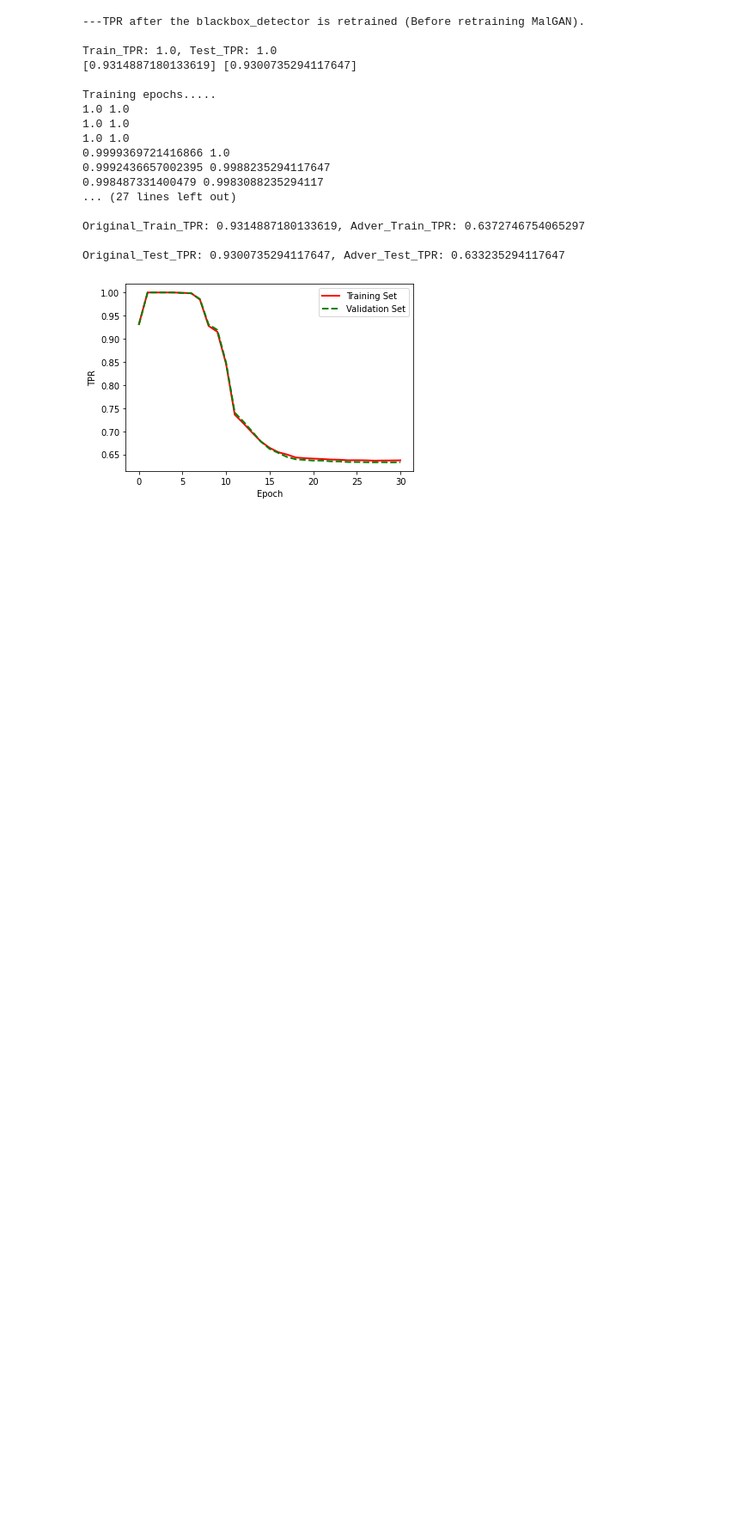
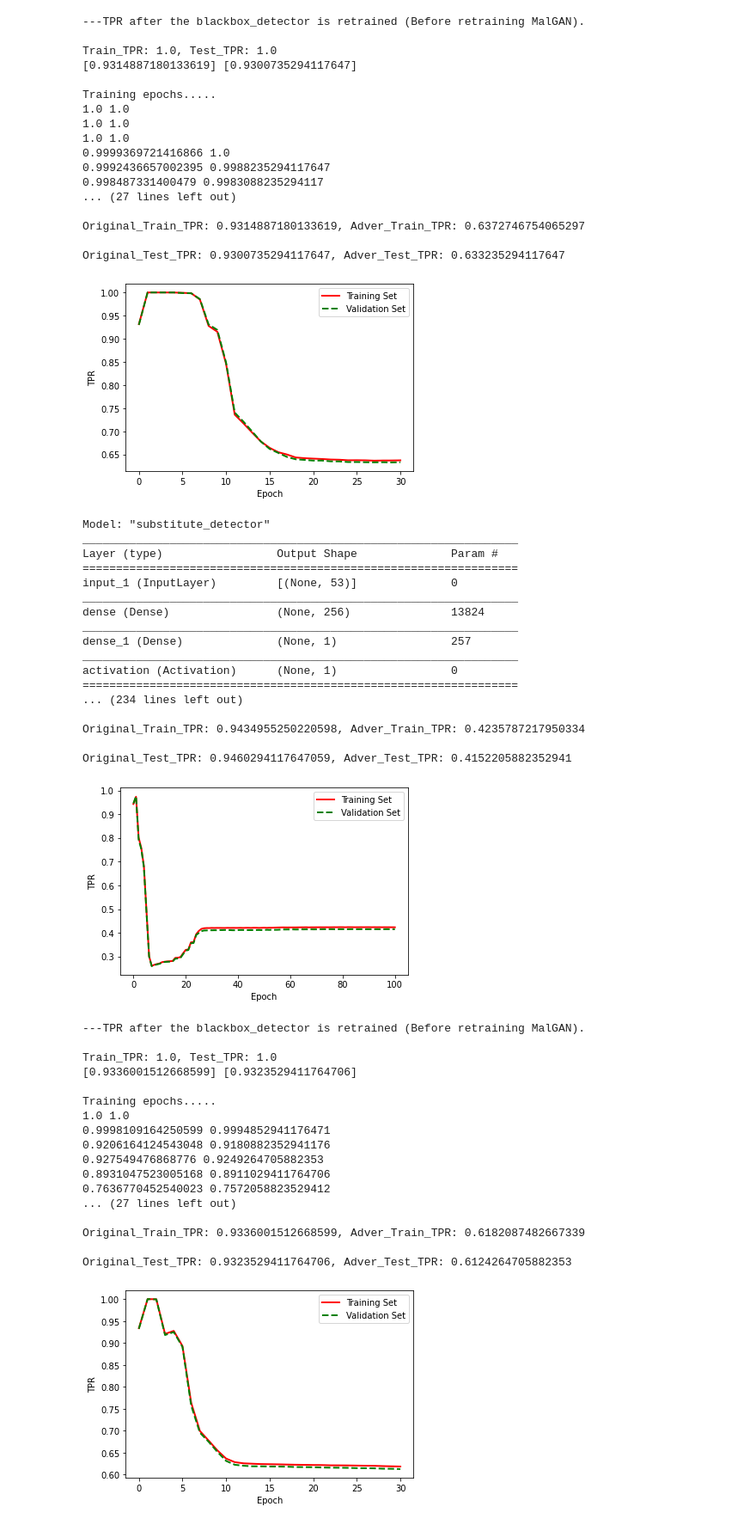
Before and after one commit to danhlk/Bot_GAN, a Jupyter notebook: Bot_GAN.ipynb, the cells around one changed output. Shown at 86% size. Cells and saved outputs as stored; diff of their text form; code cells hidden in the pictures; blank space fills up the shorter version.

```diff
--- a/Bot_GAN.ipynb
+++ b/Bot_GAN.ipynb
@@ -23,6 +23,6 @@ from data_preprocessing import preprocessing
 # %%
 class BotGAN():
-    def __init__(self, blackbox='RF', same_train_data=1, filename='/content/drive/MyDrive/Dataset/train.csv') -> None:
+    def __init__(self, blackbox='RF', same_train_data=1, filename='/content/drive/MyDrive/Dataset/UNSW_NB15_training-set.csv') -> None:
         self.apifeatures_dims = 53
         self.z_dims = 10
         self.hide_layers = 256
@@ -68,18 +68,14 @@ class BotGAN():
             blackbox_detector = svm.SVC()
         elif self.blackbox == 'LR':
             blackbox_detector = linear_model.LogisticRegression()
-        elif self.blackbox == 'DT':
-            blackbox_detector = tree.DecisionTreeRegressor()
         elif self.blackbox == 'MLP':
             blackbox_detector = MLPClassifier(hidden_layer_sizes=(10,), max_iter=10, alpha=1e-1,
                                 solver='sgd', verbose=0, tol=1e-4, random_state=1,
                                 learning_rate_init=.1)
         elif self.blackbox == 'GBC':
             blackbox_detector = GradientBoostingClassifier(learning_rate=0.01, n_estimators=100, random_state=1)
-        elif self.blackbox == 'KNC':
-            blackbox_detector = KNeighborsClassifier(n_neighbors=10)
-        #elif self.blackbox == 'VOTE':
-        #    blackbox_detector = VOTEClassifier()
+        elif self.blackbox == 'VOTE':
+            blackbox_detector = VOTEClassifier()
 
         return blackbox_detector
 
@@ -752,3 +748,45 @@ Original_Train_TPR: 0.9314887180133619, Adver_Train_TPR: 0.6372746754065297
 
 Original_Test_TPR: 0.9300735294117647, Adver_Test_TPR: 0.633235294117647
 [figure]
+# %%
+botgan_VOTE = BotGAN(blackbox='VOTE', same_train_data=1)
+botgan_VOTE.train(epochs=100, batch_size=4096)
+botgan_VOTE.retrain_blackbox_detector()
+botgan_VOTE.train(epochs=30, batch_size=4096, is_first=False)
+# %% [output]
+Model: "substitute_detector"
+_________________________________________________________________
+Layer (type)                 Output Shape              Param #
+=================================================================
+input_1 (InputLayer)         [(None, 53)]              0
+_________________________________________________________________
+dense (Dense)                (None, 256)               13824
+_________________________________________________________________
+dense_1 (Dense)              (None, 1)                 257
+_________________________________________________________________
+activation (Activation)      (None, 1)                 0
+=================================================================
+... (234 lines left out)
+
+Original_Train_TPR: 0.9434955250220598, Adver_Train_TPR: 0.4235787217950334
+
+Original_Test_TPR: 0.9460294117647059, Adver_Test_TPR: 0.4152205882352941
+[figure, added]
+---TPR after the blackbox_detector is retrained (Before retraining MalGAN).
+
+Train_TPR: 1.0, Test_TPR: 1.0
+[0.9336001512668599] [0.9323529411764706]
+
+Training epochs.....
+1.0 1.0
+0.9998109164250599 0.9994852941176471
+0.9206164124543048 0.9180882352941176
+0.927549476868776 0.9249264705882353
+0.8931047523005168 0.8911029411764706
+0.7636770452540023 0.7572058823529412
+... (27 lines left out)
+
+Original_Train_TPR: 0.9336001512668599, Adver_Train_TPR: 0.6182087482667339
+
+Original_Test_TPR: 0.9323529411764706, Adver_Test_TPR: 0.6124264705882353
+[figure, added]
```
Also changed, not shown: parts of 2 cells of this notebook.
